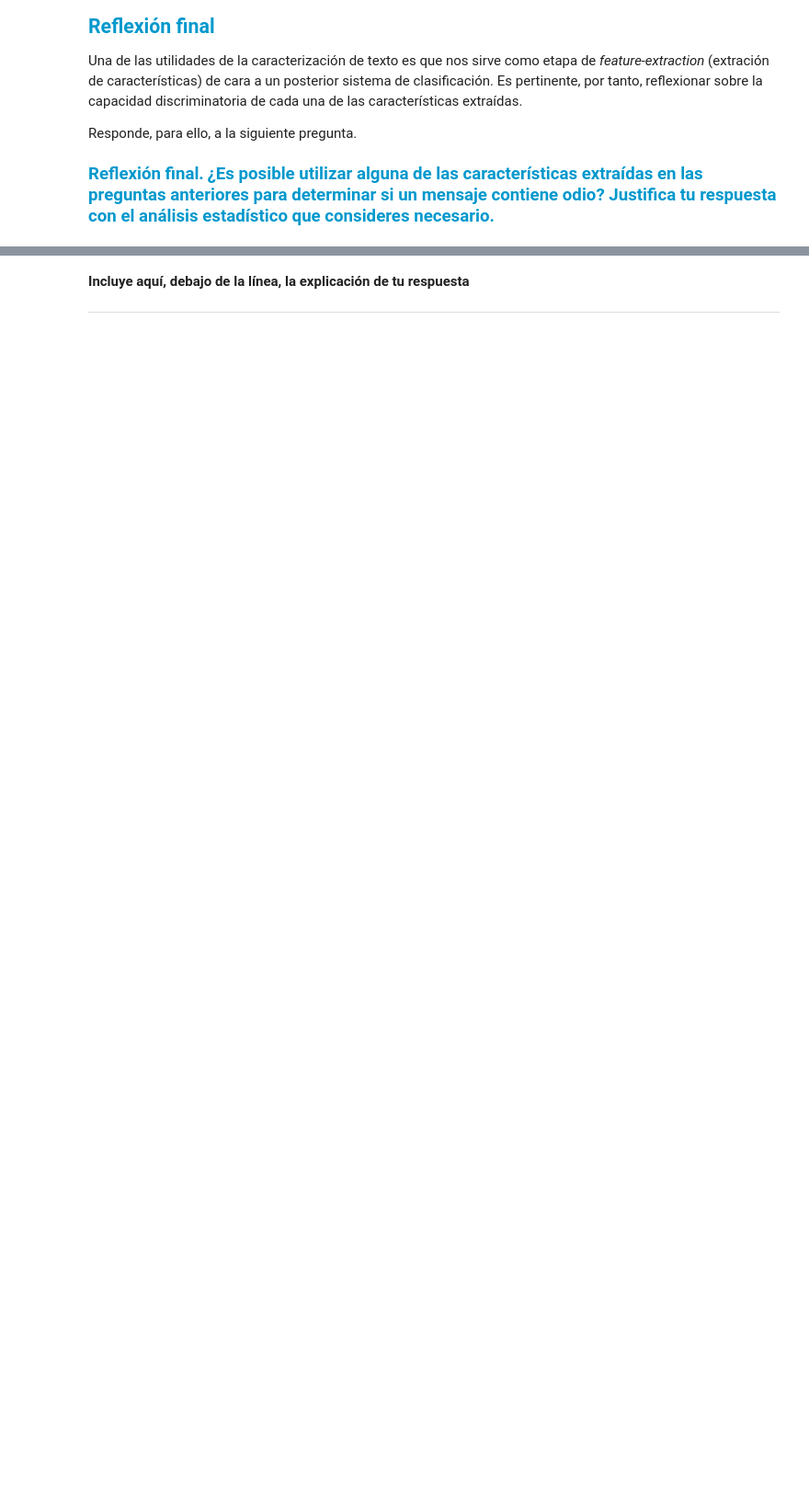
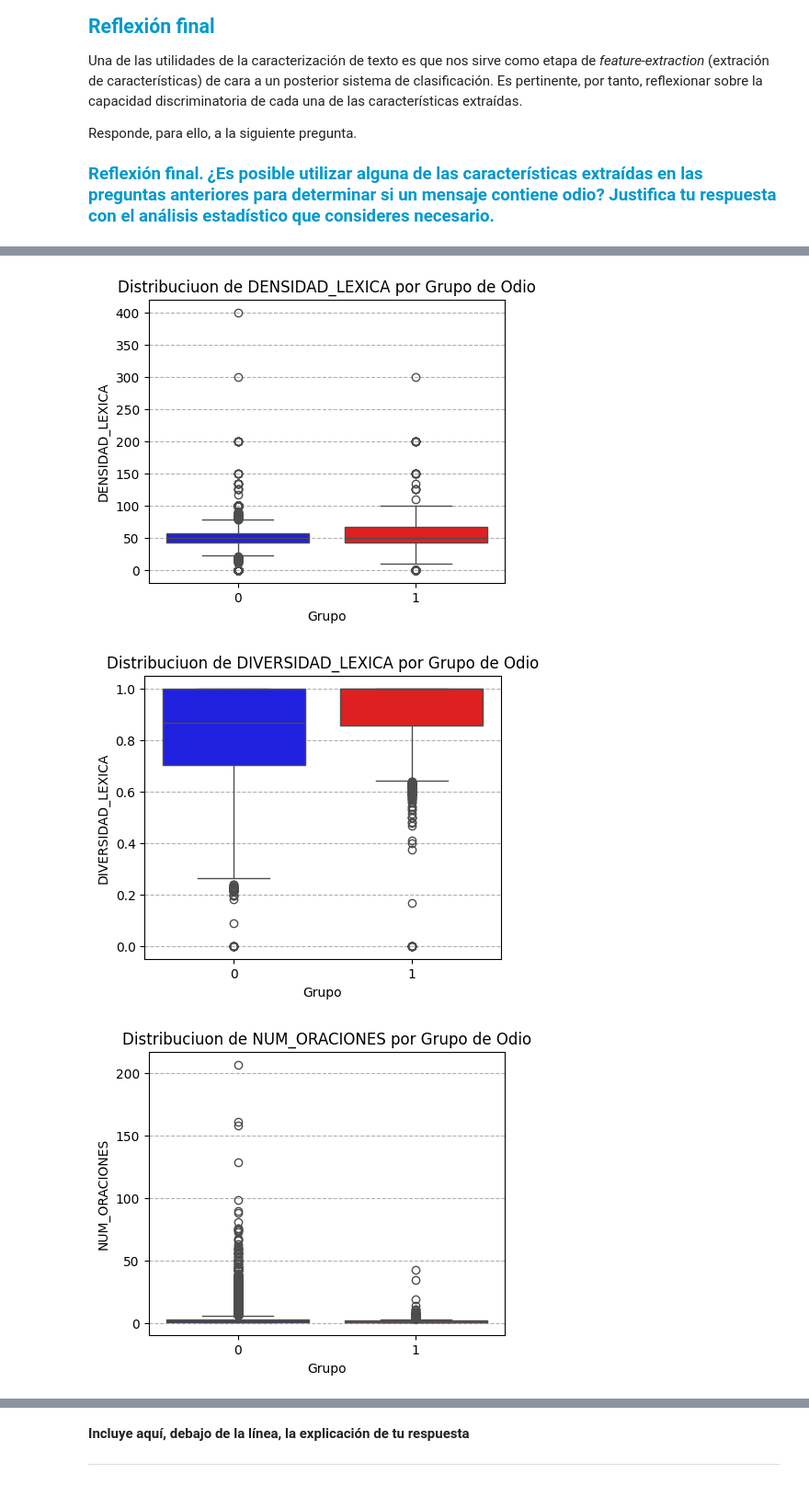
Before and after one commit to luissm01/unir, a Jupyter notebook: PLN/Actividades/Actividad 1/muinar02_actividad transversal_IA_profesionalizante/caracteristicasOdio.ipynb, the cells around one changed output, grey strips where cells are left out. Shown at 92% size. Saved outputs shown, nothing was run; the diff lists cells and outputs as text; code cells hidden in the pictures; blank space fills up the shorter version.

```diff
--- a/PLN/Actividades/Actividad 1/muinar02_actividad transversal_IA_profesionalizante/caracteristicasOdio.ipynb
+++ b/PLN/Actividades/Actividad 1/muinar02_actividad transversal_IA_profesionalizante/caracteristicasOdio.ipynb
@@ -224,0 +372,9 @@ data.head()
+# %%
+numero_ner = []
+for i in range(0, lines_number):
+    texto = doc[i]
+    numero_ner.append(len(texto.ents))
+data['NUM_NER'] = numero_ner
+data['TIENE_NER'] = np.where(data['NUM_NER'] > 0, 1, 0)
+porcentaje_ner_grupo = (data.groupby('ES_ODIO')['TIENE_NER'].mean().mul(100))
+print(porcentaje_ner_grupo)
@@ -273,0 +536,14 @@ data.head()
+# %%
+PALABRAS_NEGACION = ['no', 'nunca', 'jamás', 'ni', 'tampoco', 'nadie', 'nada', 'ninguno']
+conteo_negacion = []
+
+for i in range(0, lines_number):
+    conteo_neg = 0
+    for token in doc[i]:
+        if token.lemma_.lower() in PALABRAS_NEGACION:
+            conteo_neg+=1
+    conteo_negacion.append(conteo_neg)
+data['NUMERO_PALABRAS_NEGACION'] = conteo_negacion
+data['FREC_PALABRAS_NEGACION'] = (data['NUMERO_PALABRAS_NEGACION']/divisor_seguro).mul(100) #Uso el divisor seguro que utilicé antes para evitar los registros con 0 palabras
+frec_palabras_neg = data.groupby('ES_ODIO')['FREC_PALABRAS_NEGACION'].mean()
+print(frec_palabras_neg)
@@ -284,0 +579,25 @@ data.head()
+# %%
+import seaborn as sns
+import matplotlib.pyplot as plt
+
+metricas = ['DENSIDAD_LEXICA', 'DIVERSIDAD_LEXICA', 'NUM_ORACIONES', 'FREC_ENFASIS', 'FREC_PRONOMBRES_2P', 'FREC_PALABRAS_NEGACION']
+
+for metrica in metricas:
+    plt.figure(figsize=(5,4))
+    sns.boxplot(
+        x='ES_ODIO',
+        y=metrica,
+        hue='ES_ODIO',
+        data=data,
+        palette=['blue', 'red'],
+        legend=False
+    )
+    plt.title(f'Distribuciuon de {metrica} por Grupo de Odio')
+    plt.xlabel('Grupo')
+    plt.ylabel(metrica)
+    plt.grid(axis='y', linestyle='--')
+    plt.show()
+# %% [output]
+[figure, added]
+[figure, added]
+[figure, added]
```
Also changed, not shown: parts of 52 cells of this notebook, 5 other files.
